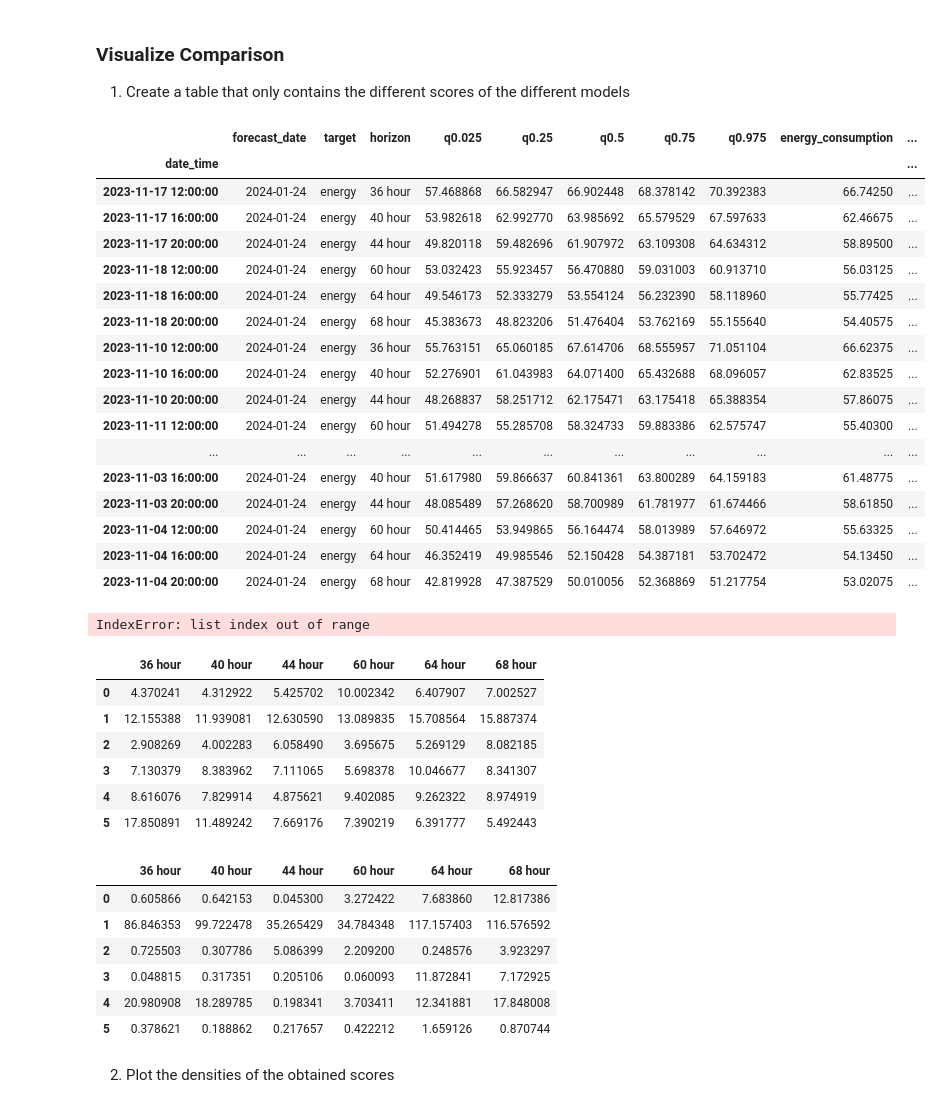
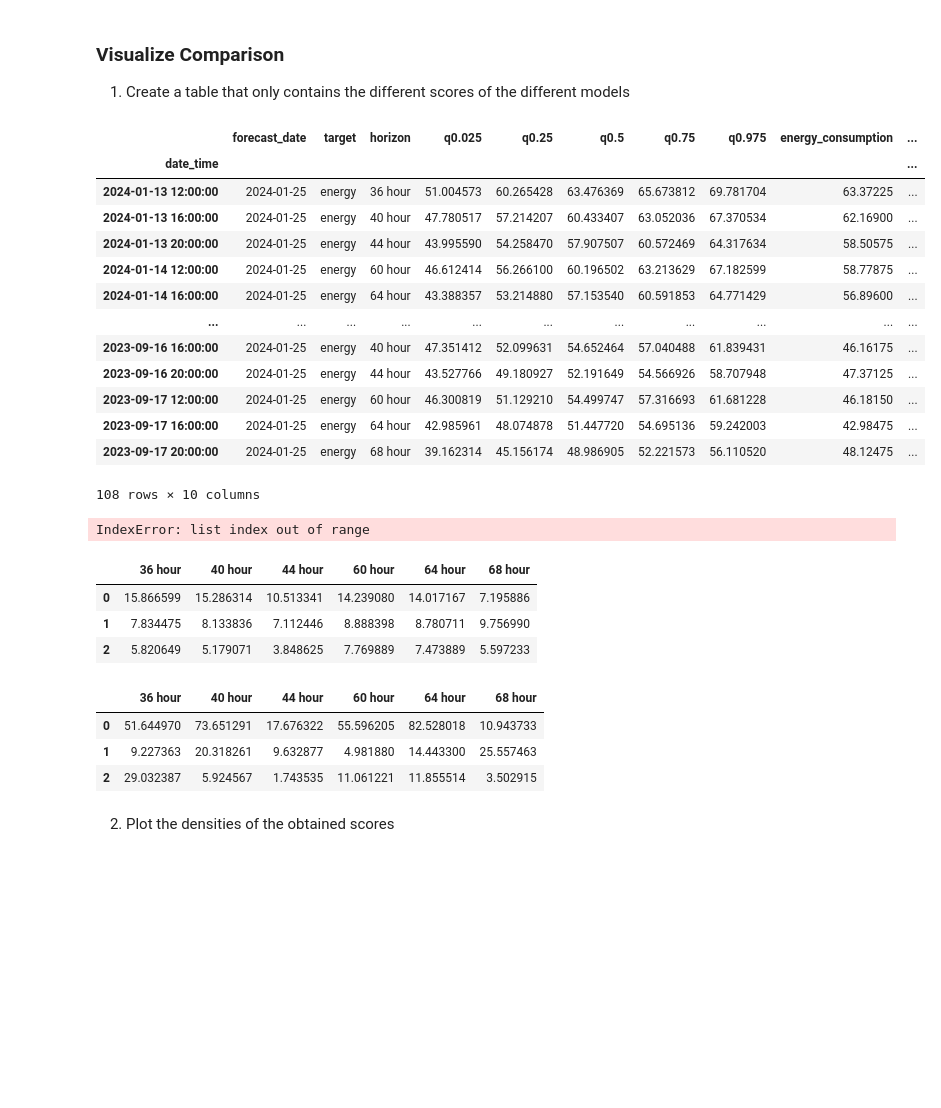
Before and after one commit to mweinreuter/PTSFC, a Jupyter notebook: evaluation/relative_energy_evaluation.ipynb, the cells around one changed output. Saved outputs shown, nothing was run; the diff lists cells and outputs as text; code cells hidden in the pictures; blank space fills up the shorter version.

```diff
--- a/evaluation/relative_energy_evaluation.ipynb
+++ b/evaluation/relative_energy_evaluation.ipynb
@@ -44,18 +40,18 @@ lasso = {
     'function': get_Lasso_forecasts
 }
 
-quantreg = {
-    'name': 'quantreg cali',
+quantregcali = {
+    'name': 'n = 1000, additional noise',
     'function': get_QuantReg_forecasts
 }
 
-quantregshort = {
-    'name': "quant reg short",
-    'function': get_QuantRegShort_forecasts
+quantregshortex = {
+    'name': "QuantReg n = 1000, only exog. variables",
+    'function': get_QuantRegExShort_forecasts
 }
 
-quantregsfscompare = {
-    'name': "quant reg fs",
+quantregfs = {
+    'name': "n = 54027, only exog. variables",
     'function': get_QuantRegFS_forecasts
 }
 
@@ -73,6 +69,6 @@ xgboost = {
     'function': get_XGBoost_forecasts
 }
 
-models = [lasso, quantreg, quantregshort, quantregfscompare, baseline, knn, xgboost]
+models = [quantregfs, quantregcali,quantregshortex]
 evaluation = evaluate_different_energymodels(
-    models, energydata, last_x=5, years=False, months=False, weeks=True)
+    models, energydata, last_x=20, years=False, months=False, weeks=True)
@@ -198,26 +77,22 @@ Returning the number of logical cores instead. You can silence this warning by s
 
 1. Create a table that only contains the different scores of the different models
 # %%
-models[2]['evaluation']
+models[0]['evaluation']
 # %% [output]
 |  | forecast_date | target | horizon | q0.025 | q0.25 | q0.5 | q0.75 | q0.975 | energy_consumption | ... |
 | date_time |  |  |  |  |  |  |  |  |  | ... |
-| 2023-11-17 12:00:00 | 2024-01-24 | energy | 36 hour | 57.468868 | 66.582947 | 66.902448 | 68.378142 | 70.392383 | 66.74250 | ... |
-| 2023-11-17 16:00:00 | 2024-01-24 | energy | 40 hour | 53.982618 | 62.992770 | 63.985692 | 65.579529 | 67.597633 | 62.46675 | ... |
-| 2023-11-17 20:00:00 | 2024-01-24 | energy | 44 hour | 49.820118 | 59.482696 | 61.907972 | 63.109308 | 64.634312 | 58.89500 | ... |
-| 2023-11-18 12:00:00 | 2024-01-24 | energy | 60 hour | 53.032423 | 55.923457 | 56.470880 | 59.031003 | 60.913710 | 56.03125 | ... |
-| 2023-11-18 16:00:00 | 2024-01-24 | energy | 64 hour | 49.546173 | 52.333279 | 53.554124 | 56.232390 | 58.118960 | 55.77425 | ... |
-| 2023-11-18 20:00:00 | 2024-01-24 | energy | 68 hour | 45.383673 | 48.823206 | 51.476404 | 53.762169 | 55.155640 | 54.40575 | ... |
-| 2023-11-10 12:00:00 | 2024-01-24 | energy | 36 hour | 55.763151 | 65.060185 | 67.614706 | 68.555957 | 71.051104 | 66.62375 | ... |
-| 2023-11-10 16:00:00 | 2024-01-24 | energy | 40 hour | 52.276901 | 61.043983 | 64.071400 | 65.432688 | 68.096057 | 62.83525 | ... |
-| 2023-11-10 20:00:00 | 2024-01-24 | energy | 44 hour | 48.268837 | 58.251712 | 62.175471 | 63.175418 | 65.388354 | 57.86075 | ... |
-| 2023-11-11 12:00:00 | 2024-01-24 | energy | 60 hour | 51.494278 | 55.285708 | 58.324733 | 59.883386 | 62.575747 | 55.40300 | ... |
+| 2024-01-13 12:00:00 | 2024-01-25 | energy | 36 hour | 51.004573 | 60.265428 | 63.476369 | 65.673812 | 69.781704 | 63.37225 | ... |
+| 2024-01-13 16:00:00 | 2024-01-25 | energy | 40 hour | 47.780517 | 57.214207 | 60.433407 | 63.052036 | 67.370534 | 62.16900 | ... |
+| 2024-01-13 20:00:00 | 2024-01-25 | energy | 44 hour | 43.995590 | 54.258470 | 57.907507 | 60.572469 | 64.317634 | 58.50575 | ... |
+| 2024-01-14 12:00:00 | 2024-01-25 | energy | 60 hour | 46.612414 | 56.266100 | 60.196502 | 63.213629 | 67.182599 | 58.77875 | ... |
+| 2024-01-14 16:00:00 | 2024-01-25 | energy | 64 hour | 43.388357 | 53.214880 | 57.153540 | 60.591853 | 64.771429 | 56.89600 | ... |
 | ... | ... | ... | ... | ... | ... | ... | ... | ... | ... | ... |
-| 2023-11-03 16:00:00 | 2024-01-24 | energy | 40 hour | 51.617980 | 59.866637 | 60.841361 | 63.800289 | 64.159183 | 61.48775 | ... |
-| 2023-11-03 20:00:00 | 2024-01-24 | energy | 44 hour | 48.085489 | 57.268620 | 58.700989 | 61.781977 | 61.674466 | 58.61850 | ... |
-| 2023-11-04 12:00:00 | 2024-01-24 | energy | 60 hour | 50.414465 | 53.949865 | 56.164474 | 58.013989 | 57.646972 | 55.63325 | ... |
-| 2023-11-04 16:00:00 | 2024-01-24 | energy | 64 hour | 46.352419 | 49.985546 | 52.150428 | 54.387181 | 53.702472 | 54.13450 | ... |
-| 2023-11-04 20:00:00 | 2024-01-24 | energy | 68 hour | 42.819928 | 47.387529 | 50.010056 | 52.368869 | 51.217754 | 53.02075 | ... |
+| 2023-09-16 16:00:00 | 2024-01-25 | energy | 40 hour | 47.351412 | 52.099631 | 54.652464 | 57.040488 | 61.839431 | 46.16175 | ... |
+| 2023-09-16 20:00:00 | 2024-01-25 | energy | 44 hour | 43.527766 | 49.180927 | 52.191649 | 54.566926 | 58.707948 | 47.37125 | ... |
+| 2023-09-17 12:00:00 | 2024-01-25 | energy | 60 hour | 46.300819 | 51.129210 | 54.499747 | 57.316693 | 61.681228 | 46.18150 | ... |
+| 2023-09-17 16:00:00 | 2024-01-25 | energy | 64 hour | 42.985961 | 48.074878 | 51.447720 | 54.695136 | 59.242003 | 42.98475 | ... |
+| 2023-09-17 20:00:00 | 2024-01-25 | energy | 68 hour | 39.162314 | 45.156174 | 48.986905 | 52.221573 | 56.110520 | 48.12475 | ... |
+108 rows × 10 columns
 # %%
 horizons = ['36 hour', '40 hour', '44 hour', '60 hour', '64 hour', '68 hour']
 scores = []
@@ -250,12 +125,9 @@ for h in horizons:
 score_summary
 # %% [output]
 |  | 36 hour | 40 hour | 44 hour | 60 hour | 64 hour | 68 hour |
-| 0 | 4.370241 | 4.312922 | 5.425702 | 10.002342 | 6.407907 | 7.002527 |
-| 1 | 12.155388 | 11.939081 | 12.630590 | 13.089835 | 15.708564 | 15.887374 |
-| 2 | 2.908269 | 4.002283 | 6.058490 | 3.695675 | 5.269129 | 8.082185 |
-| 3 | 7.130379 | 8.383962 | 7.111065 | 5.698378 | 10.046677 | 8.341307 |
-| 4 | 8.616076 | 7.829914 | 4.875621 | 9.402085 | 9.262322 | 8.974919 |
-| 5 | 17.850891 | 11.489242 | 7.669176 | 7.390219 | 6.391777 | 5.492443 |
+| 0 | 15.866599 | 15.286314 | 10.513341 | 14.239080 | 14.017167 | 7.195886 |
+| 1 | 7.834475 | 8.133836 | 7.112446 | 8.888398 | 8.780711 | 9.756990 |
+| 2 | 5.820649 | 5.179071 | 3.848625 | 7.769889 | 7.473889 | 5.597233 |
 # %%
 score_summary = pd.DataFrame()
 horizons = ['36 hour', '40 hour', '44 hour', '60 hour', '64 hour', '68 hour']
@@ -272,12 +144,9 @@ for h in horizons:
 score_summary
 # %% [output]
 |  | 36 hour | 40 hour | 44 hour | 60 hour | 64 hour | 68 hour |
-| 0 | 0.605866 | 0.642153 | 0.045300 | 3.272422 | 7.683860 | 12.817386 |
-| 1 | 86.846353 | 99.722478 | 35.265429 | 34.784348 | 117.157403 | 116.576592 |
-| 2 | 0.725503 | 0.307786 | 5.086399 | 2.209200 | 0.248576 | 3.923297 |
-| 3 | 0.048815 | 0.317351 | 0.205106 | 0.060093 | 11.872841 | 7.172925 |
-| 4 | 20.980908 | 18.289785 | 0.198341 | 3.703411 | 12.341881 | 17.848008 |
-| 5 | 0.378621 | 0.188862 | 0.217657 | 0.422212 | 1.659126 | 0.870744 |
+| 0 | 51.644970 | 73.651291 | 17.676322 | 55.596205 | 82.528018 | 10.943733 |
+| 1 | 9.227363 | 20.318261 | 9.632877 | 4.981880 | 14.443300 | 25.557463 |
+| 2 | 29.032387 | 5.924567 | 1.743535 | 11.061221 | 11.855514 | 3.502915 |
 # %%
 horizons = ['36 hour', '40 hour', '44 hour', '60 hour', '64 hour', '68 hour']
 mean_scores = []
```
Also changed, not shown: parts of 4 cells of this notebook, 27 other files.
